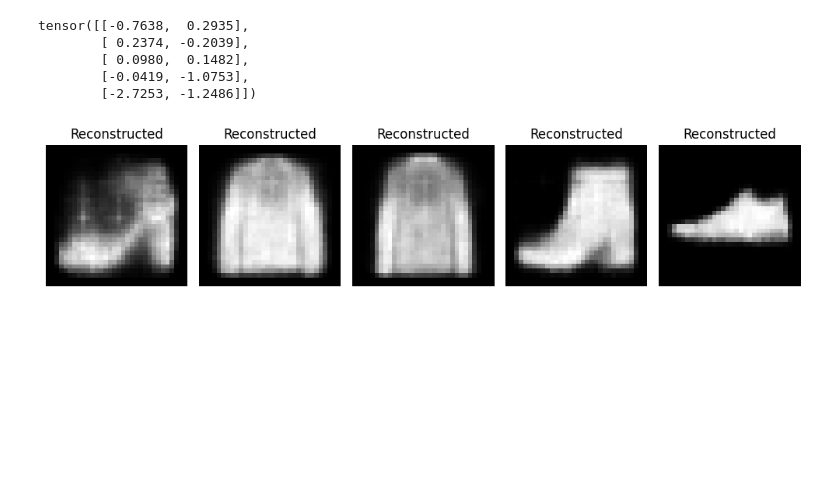
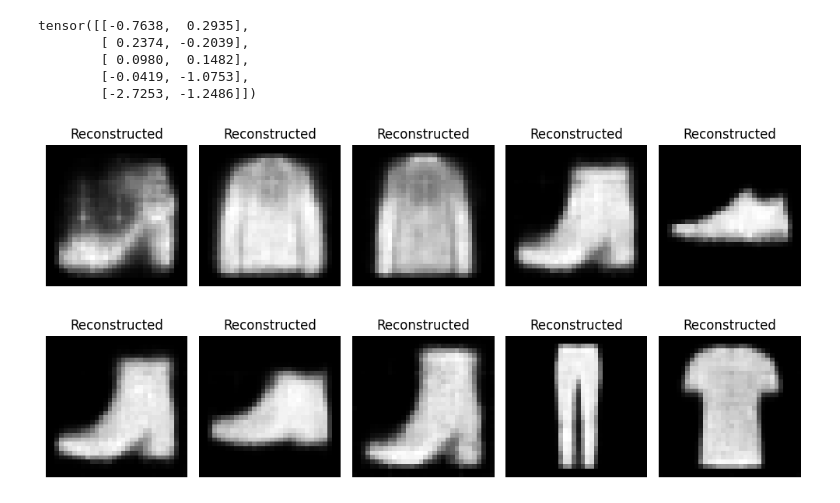
Before and after one commit to Maxime1295/Gen_IA_TP_1, a Jupyter notebook: TP1_2.ipynb, the cells around one changed output. Saved outputs shown, nothing was run; the diff lists cells and outputs as text; code cells hidden in the pictures; blank space fills up the shorter version.

```diff
--- a/TP1_2.ipynb
+++ b/TP1_2.ipynb
@@ -552,3 +552,8 @@ tensor([[-0.7638,  0.2935],
         [-0.0419, -1.0753],
         [-2.7253, -1.2486]])
 [figure]
+# %%
+x_sample = torch.tensor([[0.,-1.5],[-1.,-1],[0.5,-1.5],[0,3],[2,1]]) # Example input
+plot_reconstructions(vae, x_sample, ex=False)
+# %% [output]
+[figure, added]
```
